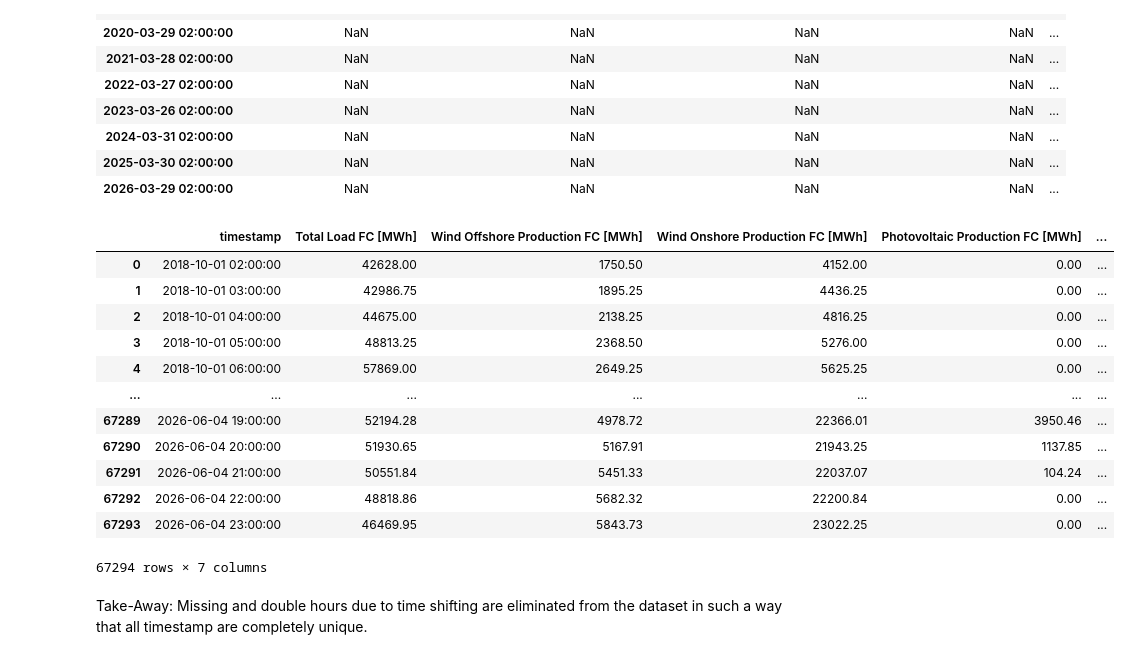
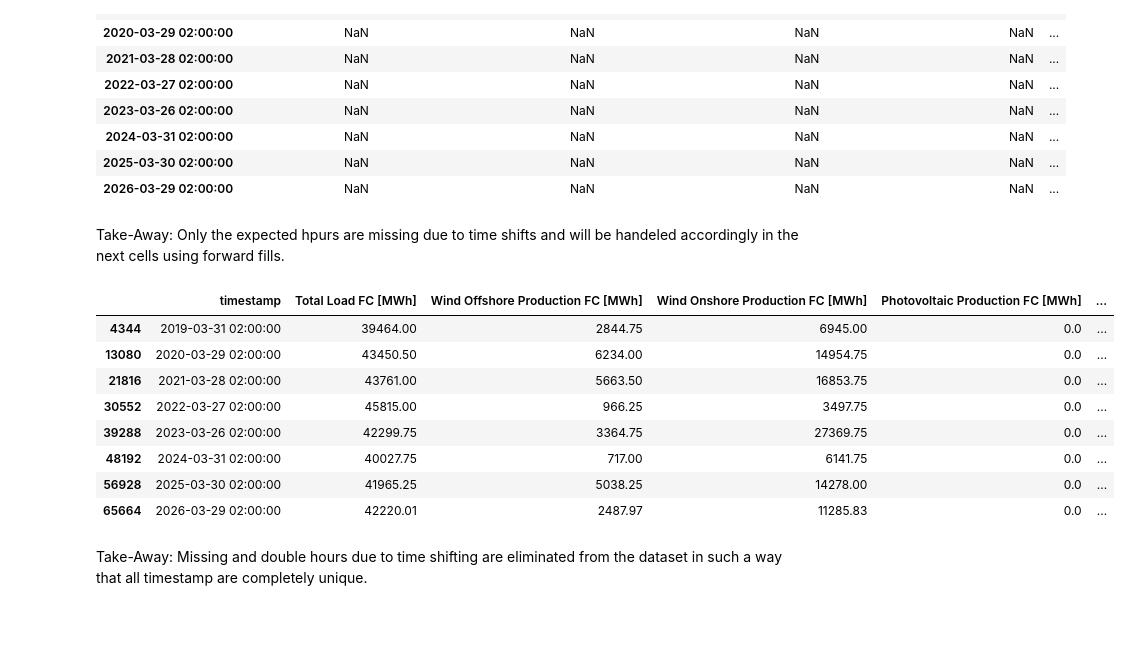
Before and after one commit to TimSchmale/dai-mission-group-T, a Jupyter notebook: notebook.ipynb, the cells around one changed output. Saved outputs shown, nothing was run; the diff lists cells and outputs as text; code cells hidden in the pictures; blank space fills up the shorter version.

```diff
--- a/notebook.ipynb
+++ b/notebook.ipynb
@@ -326,32 +326,30 @@ df_time_cleaned[~df_time_cleaned.index.isin(original_timestamps)]
 | 2024-03-31 02:00:00 | NaN | NaN | NaN | NaN | ... |
 | 2025-03-30 02:00:00 | NaN | NaN | NaN | NaN | ... |
 | 2026-03-29 02:00:00 | NaN | NaN | NaN | NaN | ... |
+# %% [markdown]
+Take-Away: Only the expected hpurs are missing due to time shifts and will be handeled accordingly in the next cells using forward fills.
 # %%
 # forward-fill all values
 df_ffill = df_time_cleaned.ffill()
 
 # fill only the newly inserted timestamps with forward-filled values
 df_time_cleaned.loc[new_rows, :] = df_ffill.loc[new_rows, :]
 
 # restore timestamp as a column
 df_time_cleaned = df_time_cleaned.reset_index()
 
 # look at missing timestamps
-df_time_cleaned[~df_time_cleaned.index.isin(original_timestamps)]
+df_time_cleaned.loc[new_rows]
 # %% [output]
 |  | timestamp | Total Load FC [MWh] | Wind Offshore Production FC [MWh] | Wind Onshore Production FC [MWh] | Photovoltaic Production FC [MWh] | ... |
-| 0 | 2018-10-01 02:00:00 | 42628.00 | 1750.50 | 4152.00 | 0.00 | ... |
-| 1 | 2018-10-01 03:00:00 | 42986.75 | 1895.25 | 4436.25 | 0.00 | ... |
-| 2 | 2018-10-01 04:00:00 | 44675.00 | 2138.25 | 4816.25 | 0.00 | ... |
-| 3 | 2018-10-01 05:00:00 | 48813.25 | 2368.50 | 5276.00 | 0.00 | ... |
-| 4 | 2018-10-01 06:00:00 | 57869.00 | 2649.25 | 5625.25 | 0.00 | ... |
-| ... | ... | ... | ... | ... | ... | ... |
-| 67289 | 2026-06-04 19:00:00 | 52194.28 | 4978.72 | 22366.01 | 3950.46 | ... |
-| 67290 | 2026-06-04 20:00:00 | 51930.65 | 5167.91 | 21943.25 | 1137.85 | ... |
-| 67291 | 2026-06-04 21:00:00 | 50551.84 | 5451.33 | 22037.07 | 104.24 | ... |
-| 67292 | 2026-06-04 22:00:00 | 48818.86 | 5682.32 | 22200.84 | 0.00 | ... |
-| 67293 | 2026-06-04 23:00:00 | 46469.95 | 5843.73 | 23022.25 | 0.00 | ... |
+| 4344 | 2019-03-31 02:00:00 | 39464.00 | 2844.75 | 6945.00 | 0.0 | ... |
+| 13080 | 2020-03-29 02:00:00 | 43450.50 | 6234.00 | 14954.75 | 0.0 | ... |
+| 21816 | 2021-03-28 02:00:00 | 43761.00 | 5663.50 | 16853.75 | 0.0 | ... |
+| 30552 | 2022-03-27 02:00:00 | 45815.00 | 966.25 | 3497.75 | 0.0 | ... |
+| 39288 | 2023-03-26 02:00:00 | 42299.75 | 3364.75 | 27369.75 | 0.0 | ... |
+| 48192 | 2024-03-31 02:00:00 | 40027.75 | 717.00 | 6141.75 | 0.0 | ... |
+| 56928 | 2025-03-30 02:00:00 | 41965.25 | 5038.25 | 14278.00 | 0.0 | ... |
+| 65664 | 2026-03-29 02:00:00 | 42220.01 | 2487.97 | 11285.83 | 0.0 | ... |
-67294 rows × 7 columns
 # %% [markdown]
 Take-Away: Missing and double hours due to time shifting are eliminated from the dataset in such a way that all timestamp are completely unique.
 # %% [markdown]
```
Also changed, not shown: parts of 11 cells of this notebook.
